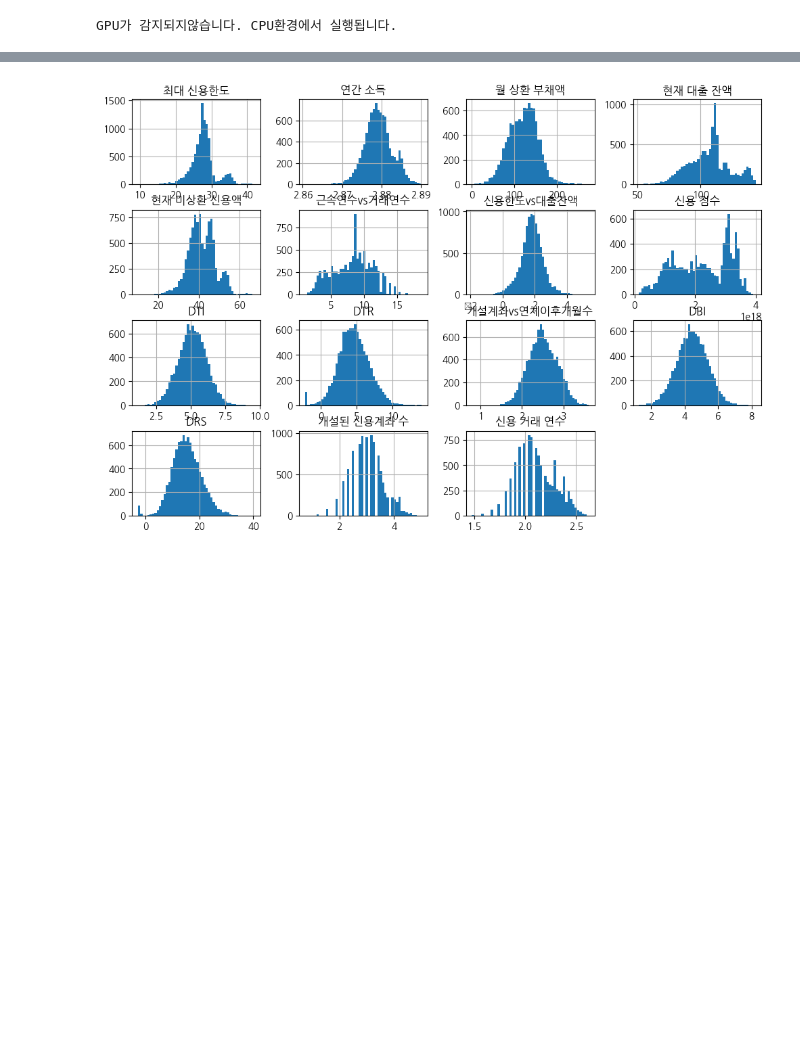
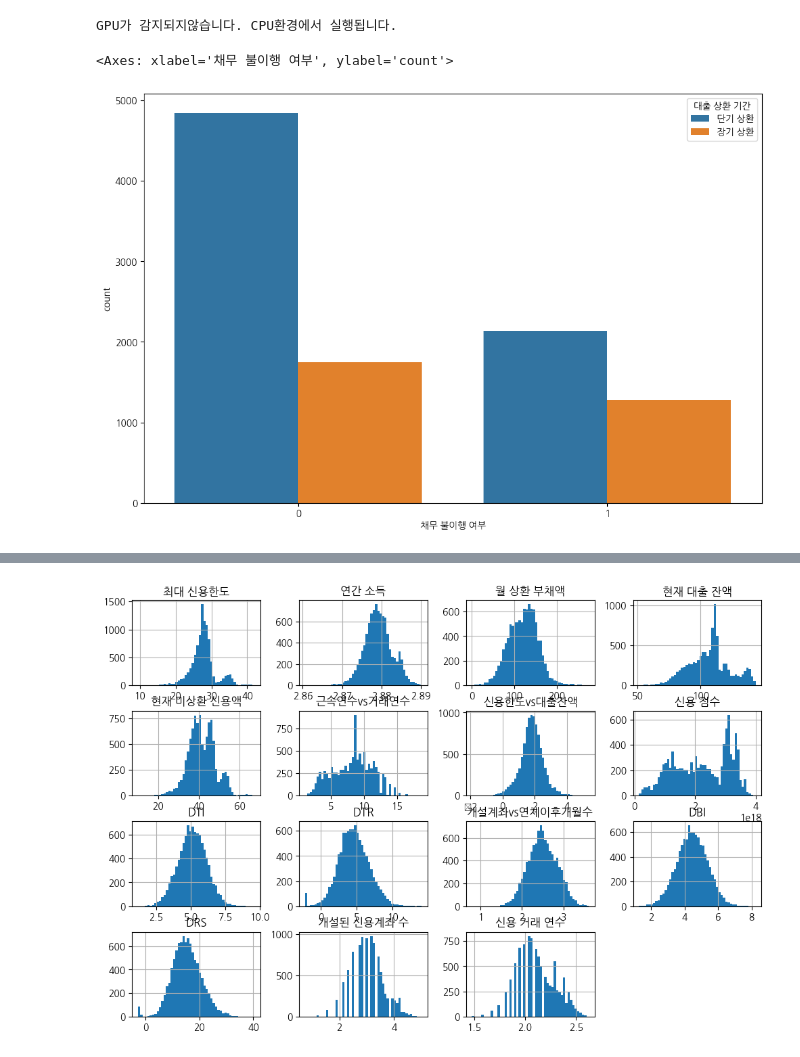
Before and after one commit to yunjun0914/dacon, a Jupyter notebook: 채무불이행 여부/채무불이행_boxcox변환.ipynb, the cells around one changed output, grey strips where cells are left out. Cells and saved outputs as stored; diff of their text form; code cells hidden in the pictures; blank space fills up the shorter version.

```diff
--- a/채무불이행 여부/채무불이행_boxcox변환.ipynb
+++ b/채무불이행 여부/채무불이행_boxcox변환.ipynb
@@ -27,6 +27,12 @@ train_path = os.path.join(file_path, "데이터셋", "train.csv")
 test_path = os.path.join(file_path, "데이터셋", "test.csv")
 train_df = pd.read_csv(train_path)
 test_df = pd.read_csv(test_path)
+# %%
+plt.figure(figsize = (12,8))
+sns.countplot(x = "채무 불이행 여부", hue = "대출 상환 기간", data = train_df)
+# %% [output]
+<Axes: xlabel='채무 불이행 여부', ylabel='count'>
+[figure, added]
 # %%
 def preprocess(df):
     df = df.copy()
```
Also changed, not shown: parts of 12 cells of this notebook, 1 other file.
